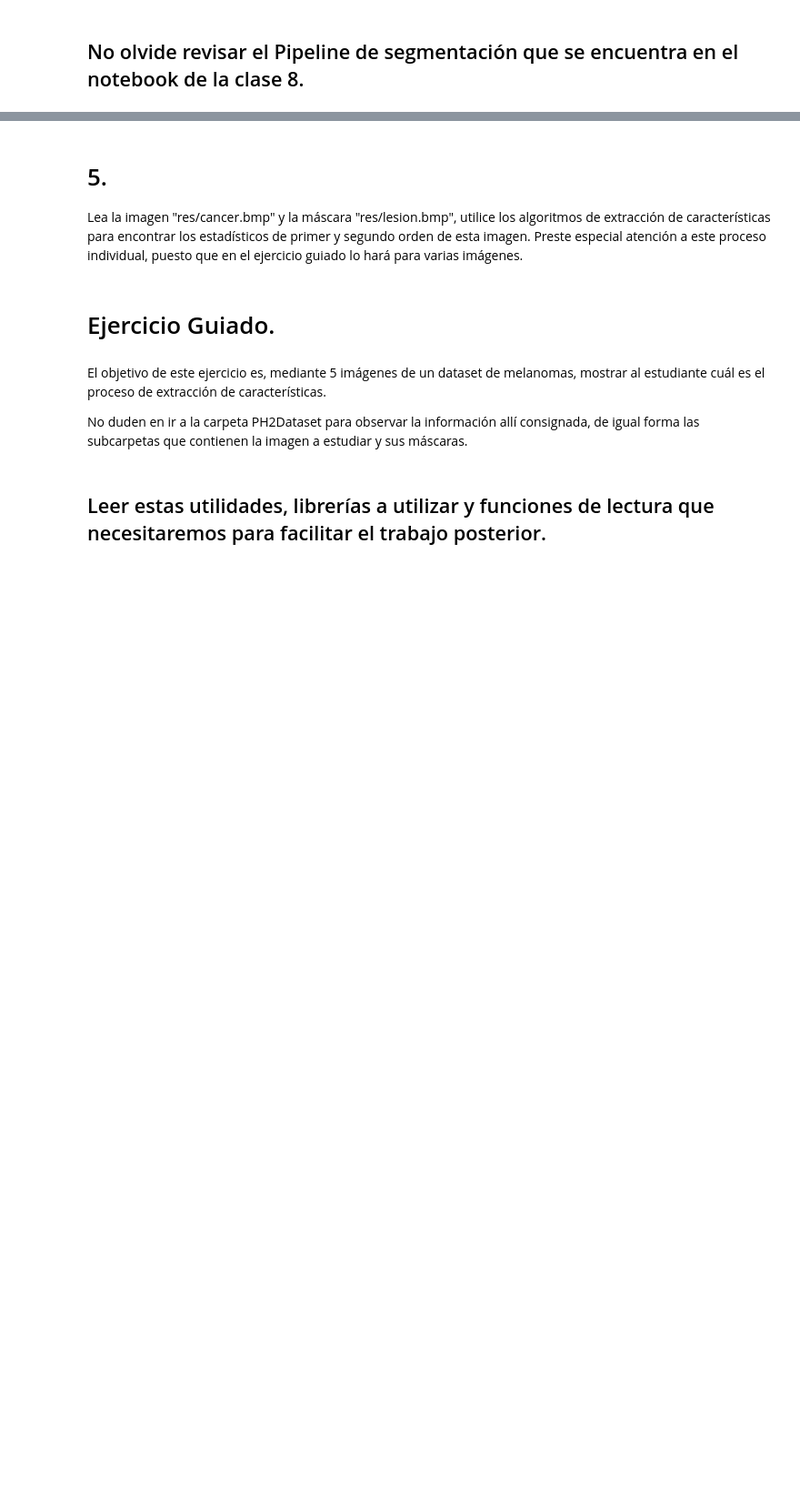
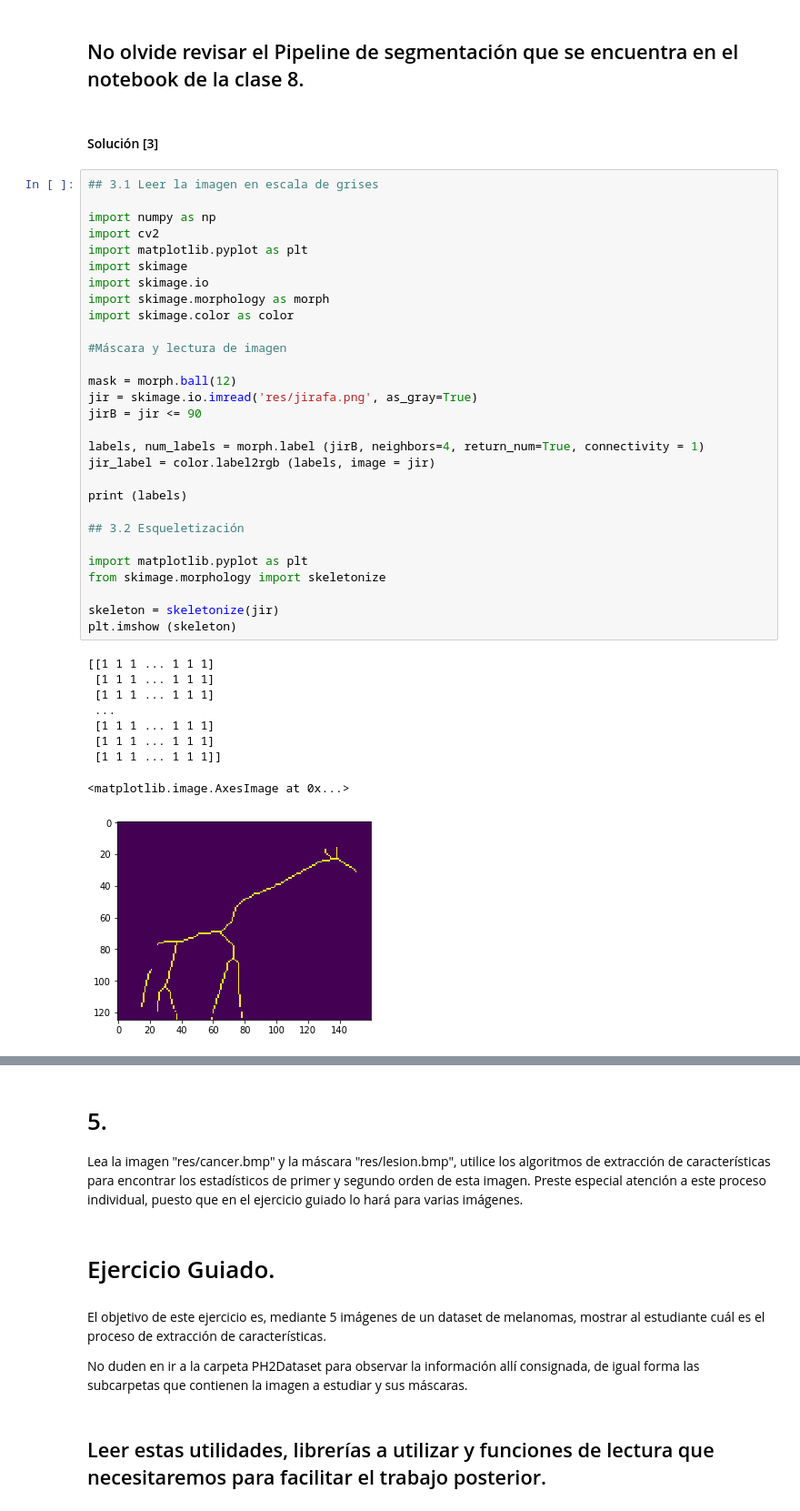
Before and after one commit to sanrestrepo98/Vision-Artificial-9, a Jupyter notebook: Practicas/Practica 5/Practica 5 Morfología y Extracción.ipynb, the cells around one changed output, grey strips where cells are left out. Shown: that part at 91% size. Saved outputs shown, nothing was run; the diff lists cells and outputs as text; blank space fills up the shorter version.

```diff
--- a/Practicas/Practica 5/Practica 5 Morfología y Extracción.ipynb
+++ b/Practicas/Practica 5/Practica 5 Morfología y Extracción.ipynb
@@ -164,6 +164,47 @@ Imprima el número de etiquetas (Debe ser 1)
 2. Ya que ha leido la imagen "res/jirafa.png" utilice el método de esqueletización de Zhang para obtener el esqueleto de ésta imagen (recuerde que es una imagen binaria).
 # %% [markdown]
 ## No olvide revisar el Pipeline de segmentación que se encuentra en el notebook de la clase 8.
+# %% [markdown]
+#### Solución [3]
+# %%
+## 3.1 Leer la imagen en escala de grises
+
+import numpy as np
+import cv2
+import matplotlib.pyplot as plt
+import skimage
+import skimage.io
+import skimage.morphology as morph
+import skimage.color as color
+
+#Máscara y lectura de imagen
+
+mask = morph.ball(12)
+jir = skimage.io.imread('res/jirafa.png', as_gray=True)
+jirB = jir <= 90
+
+labels, num_labels = morph.label (jirB, neighbors=4, return_num=True, connectivity = 1)
+jir_label = color.label2rgb (labels, image = jir)
+
+print (labels)
+
+## 3.2 Esqueletización
+
+import matplotlib.pyplot as plt
+from skimage.morphology import skeletonize
+
+skeleton = skeletonize(jir)
+plt.imshow (skeleton)
+# %% [output]
+[[1 1 1 ... 1 1 1]
+ [1 1 1 ... 1 1 1]
+ [1 1 1 ... 1 1 1]
+ ...
+ [1 1 1 ... 1 1 1]
+ [1 1 1 ... 1 1 1]
+ [1 1 1 ... 1 1 1]]
+<matplotlib.image.AxesImage at 0x...>
+[figure, added]
 # %% [markdown]
 # 4.
 
```
